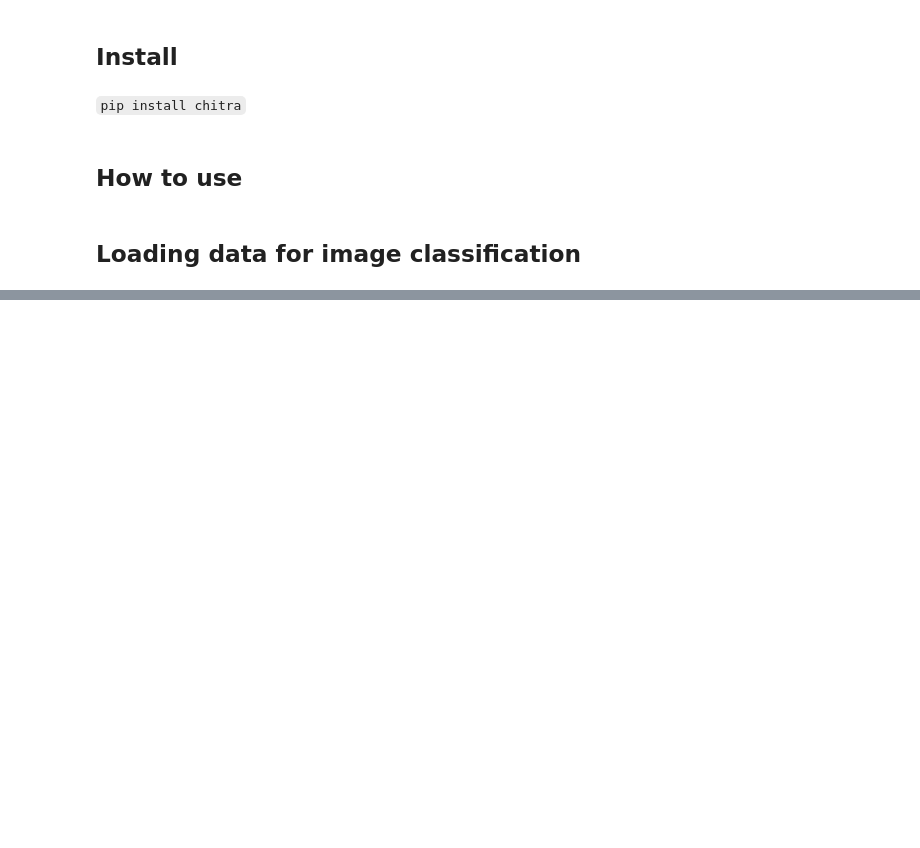
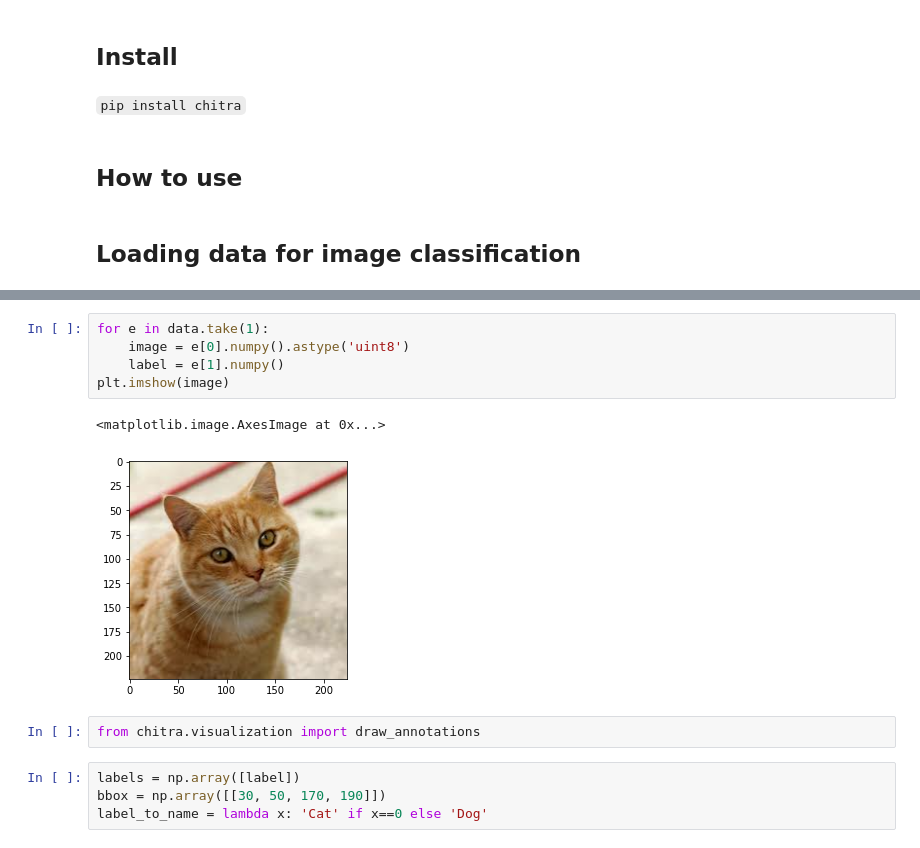
Before and after one commit to aniketmaurya/chitra, a Jupyter notebook: nbs/index.ipynb, the cells around one changed output, grey strips where cells are left out. Saved outputs shown, nothing was run; the diff lists cells and outputs as text; blank space fills up the shorter version.

```diff
--- a/nbs/index.ipynb
+++ b/nbs/index.ipynb
@@ -33,0 +36,14 @@ CLASSES ENCODED: {'cat': 0, 'dog': 1}
+# %%
+for e in data.take(1):
+    image = e[0].numpy().astype('uint8')
+    label = e[1].numpy()
+plt.imshow(image)
+# %% [output]
+<matplotlib.image.AxesImage at 0x...>
+[figure, added]
+# %%
+from chitra.visualization import draw_annotations
+# %%
+labels = np.array([label])
+bbox = np.array([[30, 50, 170, 190]])
+label_to_name = lambda x: 'Cat' if x==0 else 'Dog'
```
Also changed, not shown: parts of 3 cells of this notebook, 5 other files.
